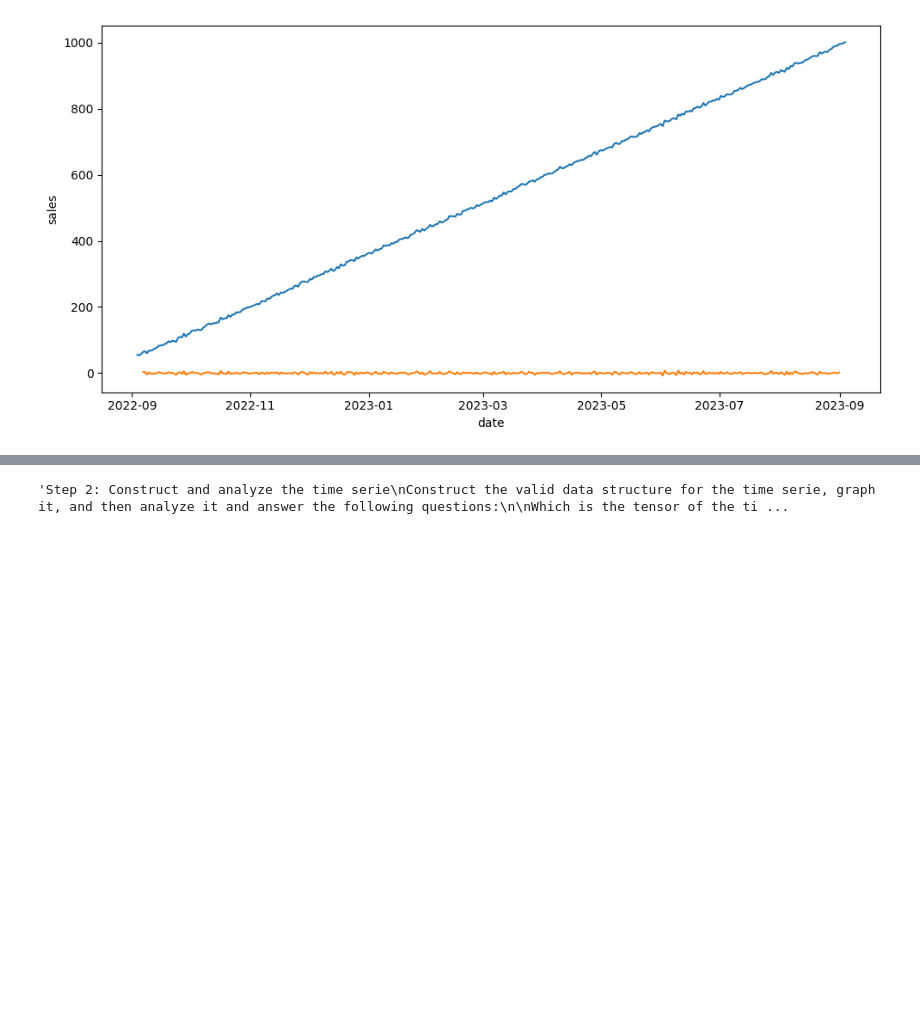
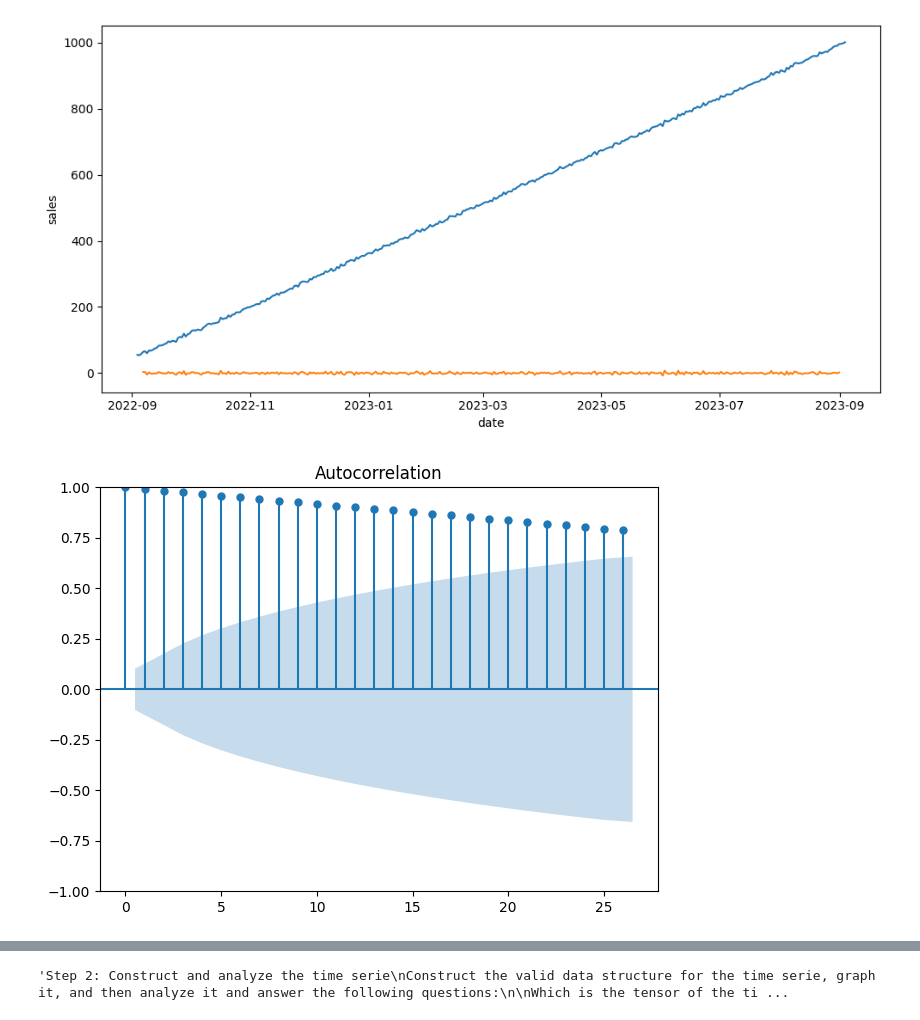
Before and after one commit to 4GeeksAcademy/Kransky_85_Time-Series-Project, a Jupyter notebook: src/explore.ipynb, the cells around one changed output, grey strips where cells are left out. Saved outputs shown, nothing was run; the diff lists cells and outputs as text; code cells hidden in the pictures; blank space fills up the shorter version.

```diff
--- a/src/explore.ipynb
+++ b/src/explore.ipynb
@@ -139,3 +169,13 @@ plt.tight_layout()
 plt.show()
 # %% [output]
 [figure]
+# %%
+from statsmodels.graphics.tsaplots import plot_acf
+
+plot_acf(time_series_df)
+
+plt.tight_layout()
+
+plt.show()
+# %% [output]
+[figure, added]
```
Also changed, not shown: parts of 12 cells of this notebook.
